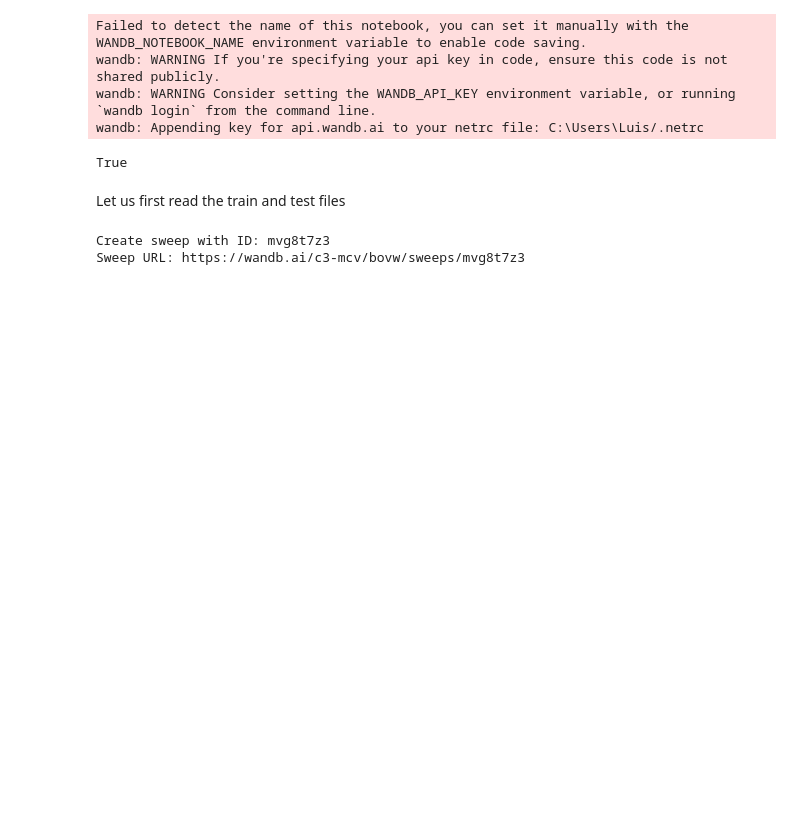
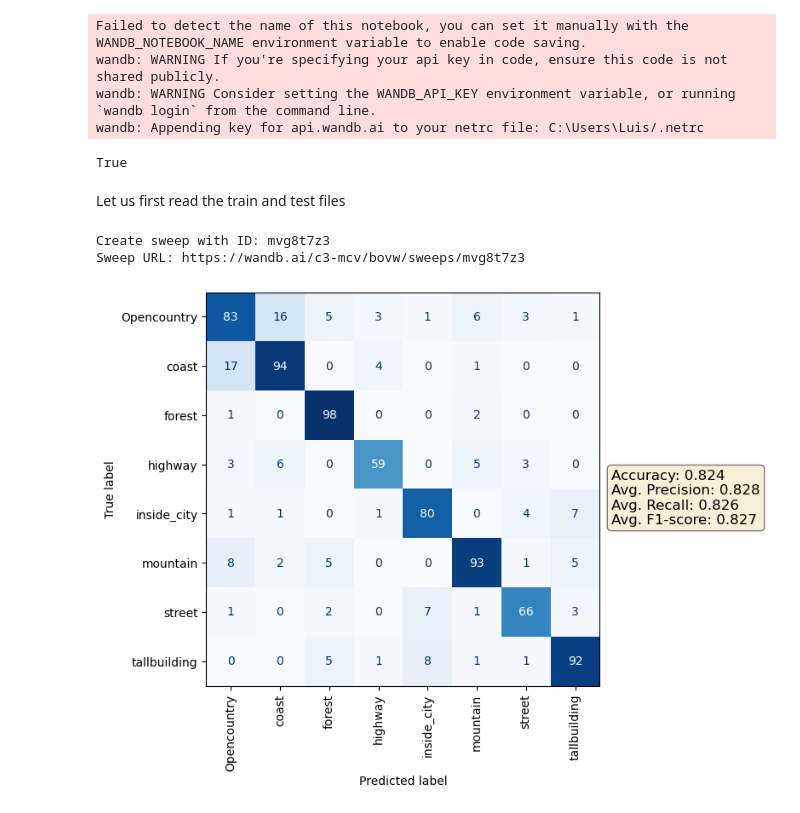
Before and after one commit to MCV-C3/project23-24-08, a Jupyter notebook: Task1/BagofVisualWords.ipynb, the cells around one changed output. Cells and saved outputs as stored; diff of their text form; code cells hidden in the pictures; blank space fills up the shorter version.

Commit message:
confusion matrix

```diff
--- a/Task1/BagofVisualWords.ipynb
+++ b/Task1/BagofVisualWords.ipynb
@@ -498,6 +498,32 @@ plt.figure(figsize=(8,4))
 plt.bar(unique, counts, color=colors)
 plt.title('Number of images per class test')
 plt.show()
+# %%
+# plot confusion matrix
+from sklearn.metrics import confusion_matrix, ConfusionMatrixDisplay
+
+cm = confusion_matrix(bovw.test_dataset['labels'], predictions)
+disp = ConfusionMatrixDisplay(confusion_matrix=cm, display_labels=np.unique(bovw.test_dataset['labels']))
+_, ax = plt.subplots(figsize=(6, 6))
+disp.plot(ax=ax, cmap=plt.cm.Blues, xticks_rotation='vertical', colorbar=False)
+
+# Adding text for metrics
+textstr = '\n'.join((
+    f'Accuracy: {accuracy(predictions, bovw.test_dataset["labels"]):.3f}',
+    f'Avg. Precision: {average_precision(predictions, bovw.test_dataset["labels"]):.3f}',
+    f'Avg. Recall: {average_recall(predictions, bovw.test_dataset["labels"]):.3f}',
+    f'Avg. F1-score: {average_f1(predictions, bovw.test_dataset["labels"]):.3f}'))
+
+# These are matplotlib.patch.Patch properties
+props = dict(boxstyle='round', facecolor='wheat', alpha=0.5)
+
+# Place a text box in upper left in axes coords
+ax.text(1.03, 0.55, textstr, transform=ax.transAxes, fontsize=12,
+        verticalalignment='top', bbox=props)
+
+plt.show()
+# %% [output]
+[figure, added]
 # %%
 # https://scikit-learn.org/stable/auto_examples/model_selection/plot_precision_recall.html#sphx-glr-auto-examples-model-selection-plot-precision-recall-py
 from sklearn.metrics import average_precision_score, precision_recall_curve
```
Also changed, not shown: parts of 3 cells of this notebook.
